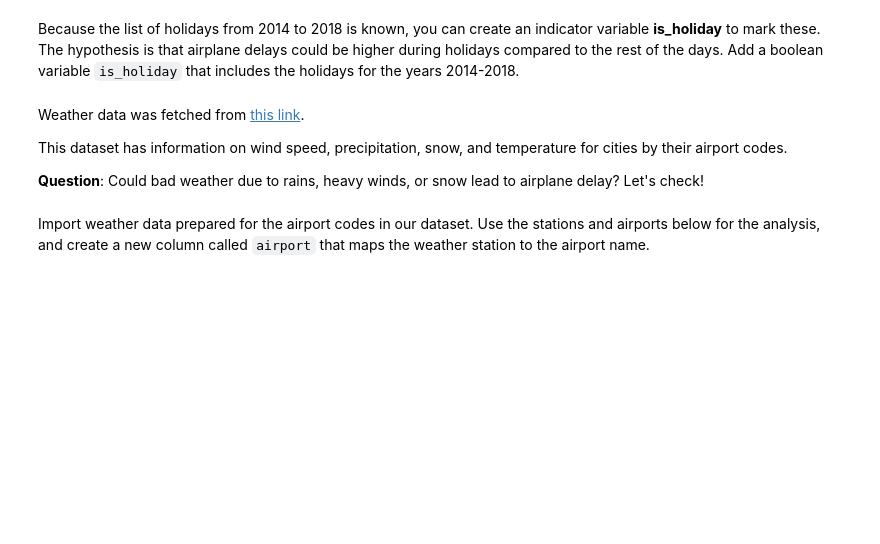
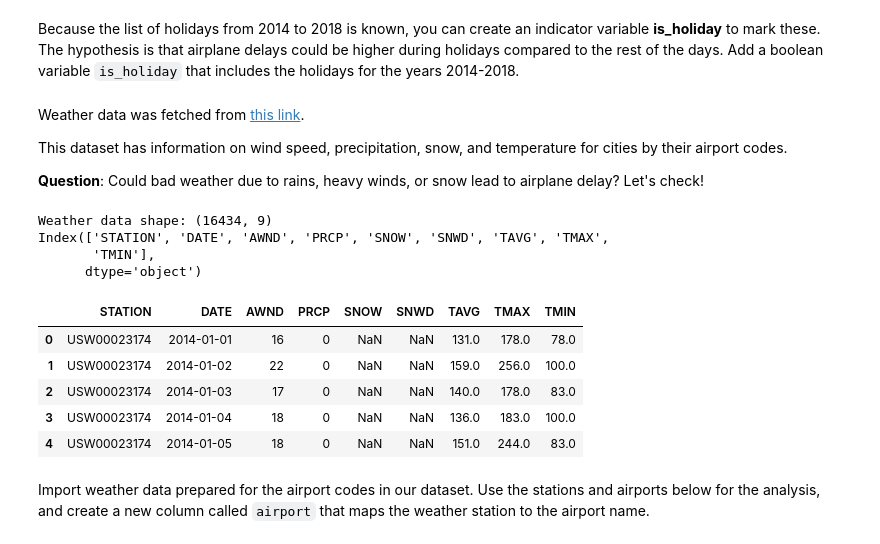
Before and after one commit to AyushBajgai/Predicting-Airplane-Delays-using-ML-pipeline, a Jupyter notebook: onpremises.ipynb, the cells around one changed output. Drawn from its saved outputs; the diff is of its cells as text; code cells hidden in the pictures; blank space fills up the shorter version.

```diff
--- a/onpremises.ipynb
+++ b/onpremises.ipynb
@@ -1020,6 +1067,24 @@ This dataset has information on wind speed, precipitation, snow, and temperature
 **Question**: Could bad weather due to rains, heavy winds, or snow lead to airplane delay? Let's check!
 # %%
 # download data from the link above and place it into the data folder
+
+# read the weather data
+weather = pd.read_csv(base_path /'data'/'daily-summaries-2025-10-26T12-28-59.csv')
+
+print("Weather data shape:", weather.shape)
+print(weather.columns)
+weather.head()
+# %% [output]
+Weather data shape: (16434, 9)
+Index(['STATION', 'DATE', 'AWND', 'PRCP', 'SNOW', 'SNWD', 'TAVG', 'TMAX',
+       'TMIN'],
+      dtype='object')
+|  | STATION | DATE | AWND | PRCP | SNOW | SNWD | TAVG | TMAX | TMIN |
+| 0 | USW00023174 | 2014-01-01 | 16 | 0 | NaN | NaN | 131.0 | 178.0 | 78.0 |
+| 1 | USW00023174 | 2014-01-02 | 22 | 0 | NaN | NaN | 159.0 | 256.0 | 100.0 |
+| 2 | USW00023174 | 2014-01-03 | 17 | 0 | NaN | NaN | 140.0 | 178.0 | 83.0 |
+| 3 | USW00023174 | 2014-01-04 | 18 | 0 | NaN | NaN | 136.0 | 183.0 | 100.0 |
+| 4 | USW00023174 | 2014-01-05 | 18 | 0 | NaN | NaN | 151.0 | 244.0 | 83.0 |
 # %% [markdown]
 Import weather data prepared for the airport codes in our dataset. Use the stations and airports below for the analysis, and create a new column called `airport` that maps the weather station to the airport name.
 # %%
```
Also changed, not shown: parts of 35 cells of this notebook.
